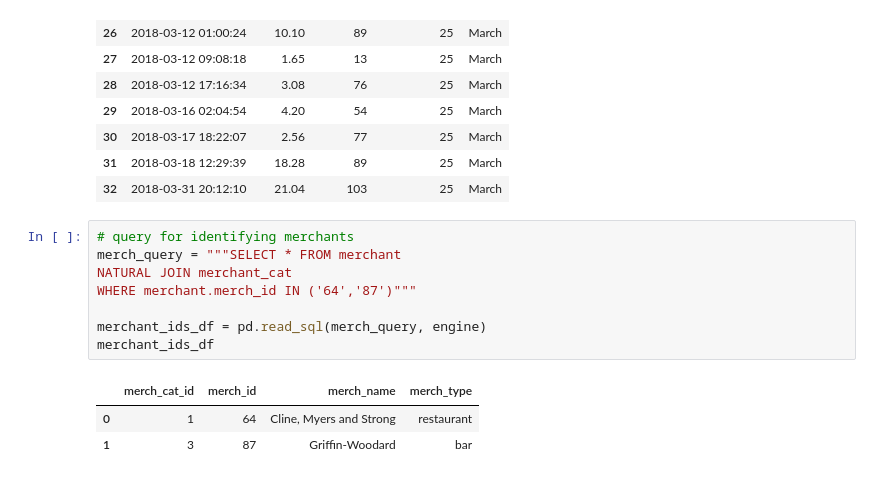
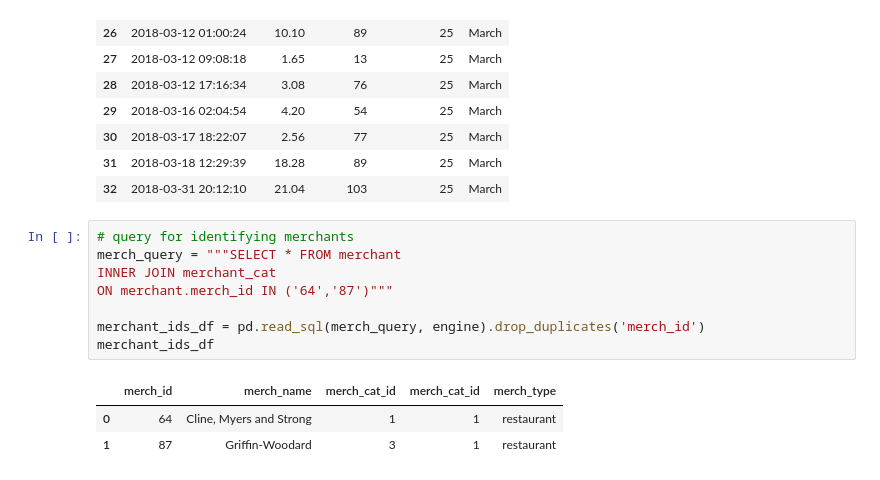
Before and after one commit to Olegreg762/FintechBootcamp, a Jupyter notebook: SQL_homework/visual_data_analysis.ipynb, the cells around one changed output. Saved outputs shown, nothing was run; the diff lists cells and outputs as text.

```diff
--- a/SQL_homework/visual_data_analysis.ipynb
+++ b/SQL_homework/visual_data_analysis.ipynb
@@ -255,12 +255,12 @@ display(cardholder_25_mar)
 # %%
 # query for identifying merchants
 merch_query = """SELECT * FROM merchant
-NATURAL JOIN merchant_cat
-WHERE merchant.merch_id IN ('64','87')"""
+INNER JOIN merchant_cat
+ON merchant.merch_id IN ('64','87')"""
 
-merchant_ids_df = pd.read_sql(merch_query, engine)
+merchant_ids_df = pd.read_sql(merch_query, engine).drop_duplicates('merch_id')
 merchant_ids_df
 # %% [output]
-|  | merch_cat_id | merch_id | merch_name | merch_type |
-| 0 | 1 | 64 | Cline, Myers and Strong | restaurant |
-| 1 | 3 | 87 | Griffin-Woodard | bar |
+|  | merch_id | merch_name | merch_cat_id | merch_cat_id | merch_type |
+| 0 | 64 | Cline, Myers and Strong | 1 | 1 | restaurant |
+| 1 | 87 | Griffin-Woodard | 3 | 1 | restaurant |
```
Also changed, not shown: 3 other files.
